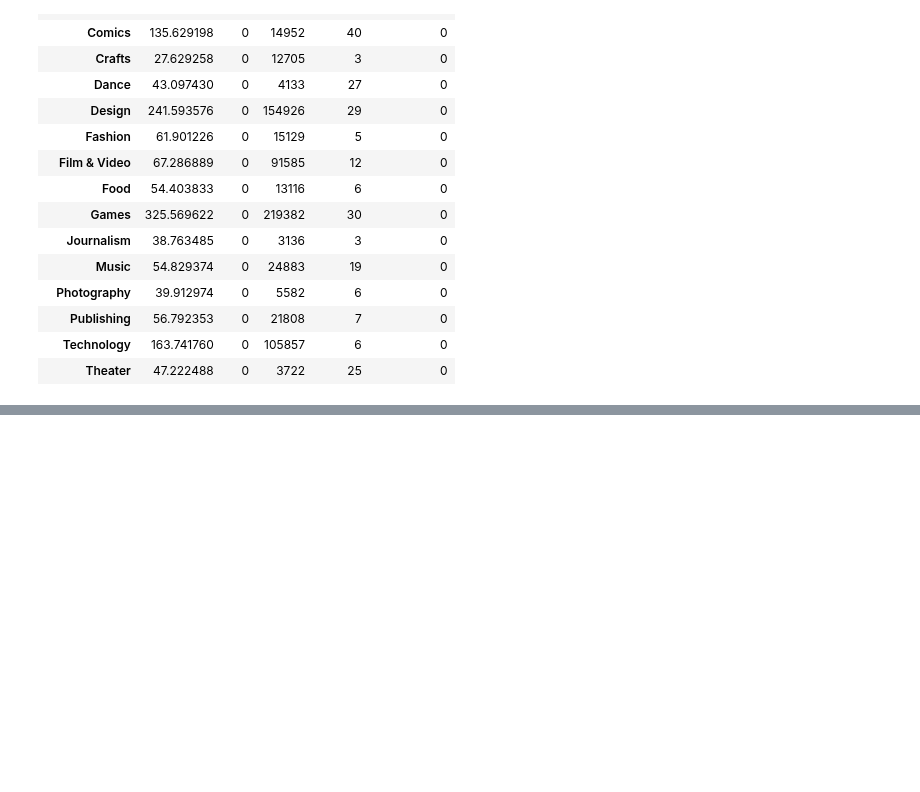
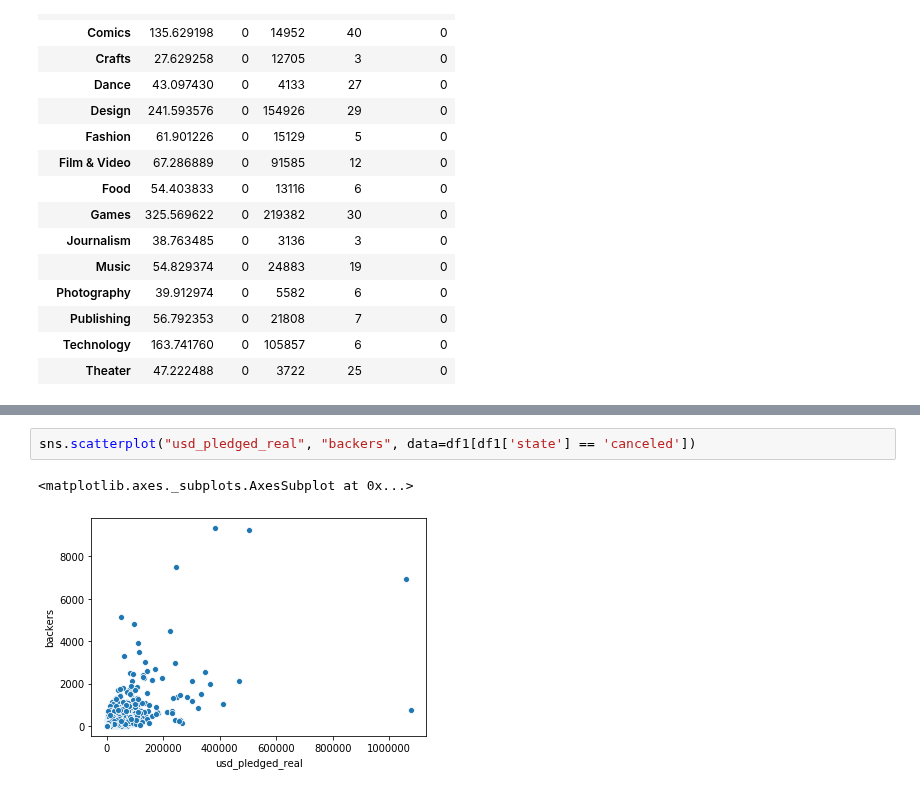
Before and after one commit to tbacha/DMML2019_Team_Apple, a Jupyter notebook: code/Kickstarter_notebook_Team_Apple.ipynb, the cells around one changed output, grey strips where cells are left out. Drawn from its saved outputs; the diff is of its cells as text; blank space fills up the shorter version.

```diff
--- a/code/Kickstarter_notebook_Team_Apple.ipynb
+++ b/code/Kickstarter_notebook_Team_Apple.ipynb
@@ -154,0 +175,5 @@ df1_type_complet
+# %%
+sns.scatterplot("usd_pledged_real", "backers", data=df1[df1['state'] == 'canceled'])
+# %% [output]
+<matplotlib.axes._subplots.AxesSubplot at 0x...>
+[figure, added]
```
Also changed, not shown: parts of 4 cells of this notebook.
